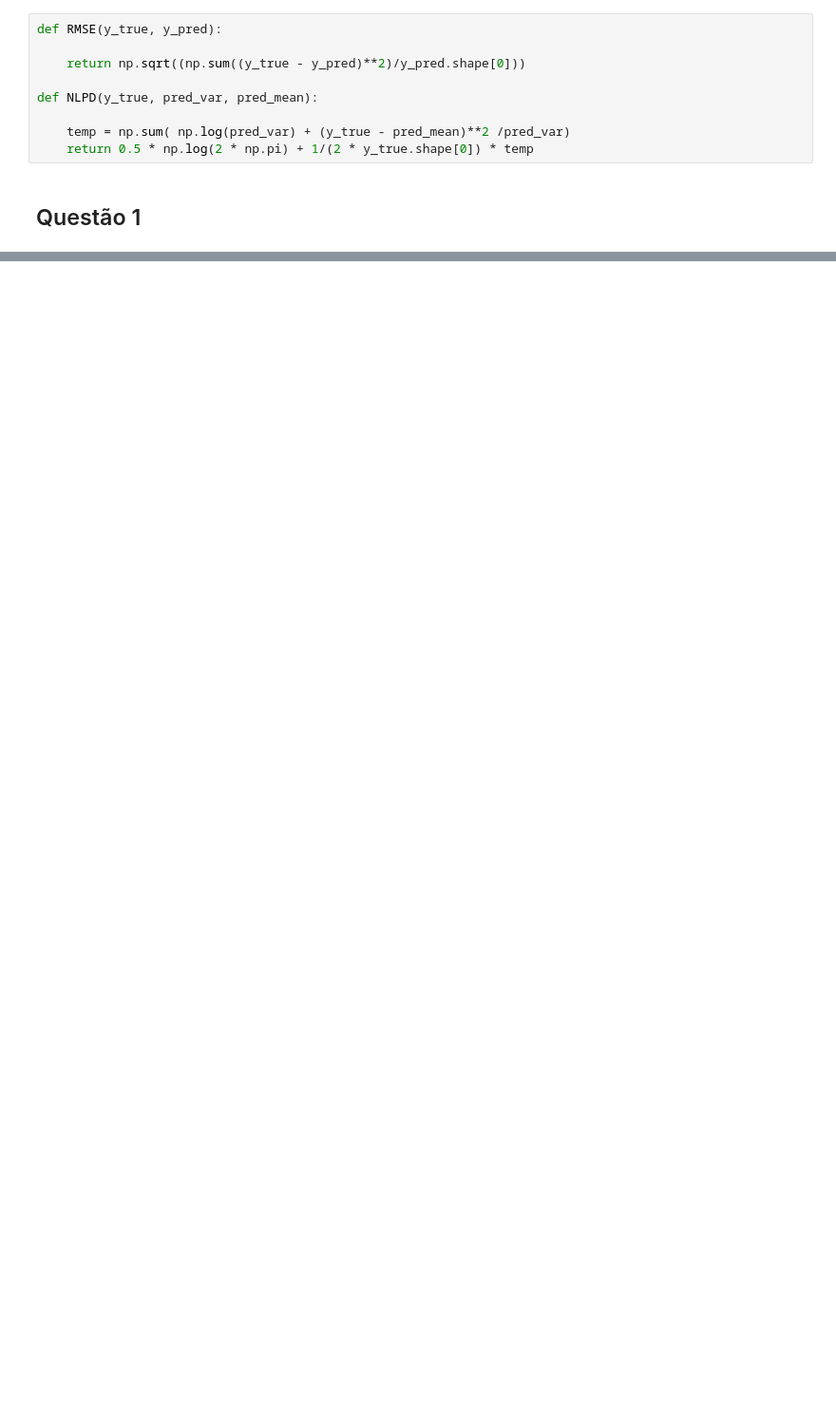
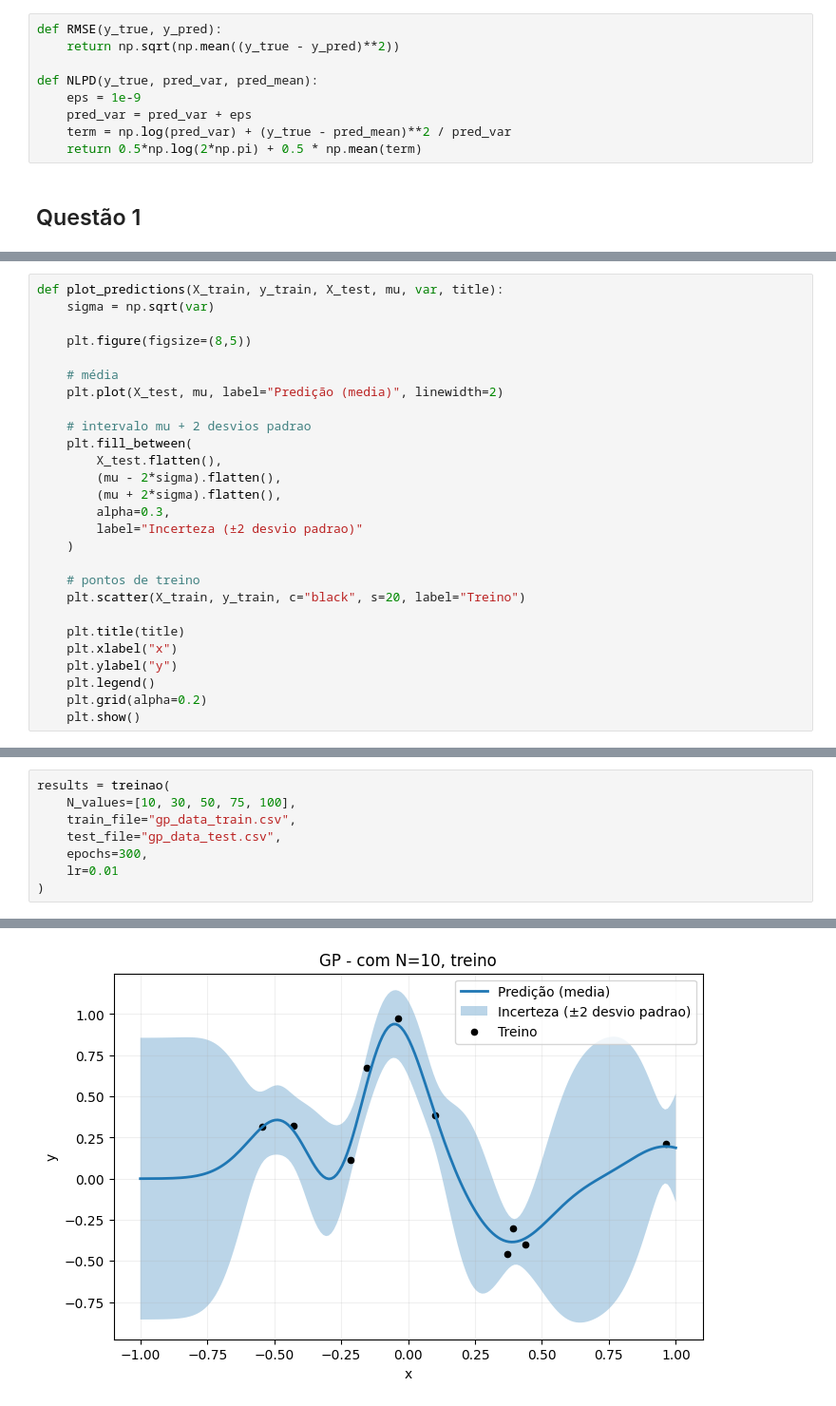
Before and after one commit to Lucasaraga0/ama_prob, a Jupyter notebook: amaprob_trab5/lista5.ipynb, the cells around one changed output, grey strips where cells are left out. Shown at 95% size. Drawn from its saved outputs; the diff is of its cells as text; blank space fills up the shorter version.

```diff
--- a/amaprob_trab5/lista5.ipynb
+++ b/amaprob_trab5/lista5.ipynb
@@ -99,12 +137,12 @@ $$RMSE = \sqrt{\frac{\sum_{i = 1}^{N_{teste}} (y_i - \hat{y_i})^2}{N}}$$
 $$NLPD = \frac{1}{2} \log 2 \pi + \frac{1}{2N_{teste}} \sum^{N_{teste}}_{i=1} \big [ \log \hat{\sigma_i}^2  + \frac{(y_i- \hat{\mu_i})^2}{\hat{\sigma}_i^2}\big]$$
 # %%
 def RMSE(y_true, y_pred):
-
-    return np.sqrt((np.sum((y_true - y_pred)**2)/y_pred.shape[0]))
+    return np.sqrt(np.mean((y_true - y_pred)**2))
 
 def NLPD(y_true, pred_var, pred_mean):
-
-    temp = np.sum( np.log(pred_var) + (y_true - pred_mean)**2 /pred_var)
-    return 0.5 * np.log(2 * np.pi) + 1/(2 * y_true.shape[0]) * temp
+    eps = 1e-9
+    pred_var = pred_var + eps
+    term = np.log(pred_var) + (y_true - pred_mean)**2 / pred_var
+    return 0.5*np.log(2*np.pi) + 0.5 * np.mean(term)
 # %% [markdown]
 ## Questão 1
@@ -140,0 +149,27 @@ TypeError: differentiating with respect to argnums=0 requires at least 1 positio
+# %%
+def plot_predictions(X_train, y_train, X_test, mu, var, title):
+    sigma = np.sqrt(var)
+
+    plt.figure(figsize=(8,5))
+
+    # média
+    plt.plot(X_test, mu, label="Predição (media)", linewidth=2)
+
+    # intervalo mu + 2 desvios padrao
+    plt.fill_between(
+        X_test.flatten(),
+        (mu - 2*sigma).flatten(),
+        (mu + 2*sigma).flatten(),
+        alpha=0.3,
+        label="Incerteza (±2 desvio padrao)"
+    )
+
+    # pontos de treino
+    plt.scatter(X_train, y_train, c="black", s=20, label="Treino")
+
+    plt.title(title)
+    plt.xlabel("x")
+    plt.ylabel("y")
+    plt.legend()
+    plt.grid(alpha=0.2)
+    plt.show()
@@ -140,0 +244,9 @@ TypeError: differentiating with respect to argnums=0 requires at least 1 positio
+# %%
+results = treinao(
+    N_values=[10, 30, 50, 75, 100],
+    train_file="gp_data_train.csv",
+    test_file="gp_data_test.csv",
+    epochs=300,
+    lr=0.01
+)
+# %% [output]
@@ -140,0 +258 @@ TypeError: differentiating with respect to argnums=0 requires at least 1 positio
+[figure, added]
```
Also changed, not shown: parts of 7 cells of this notebook, 2 other files.
